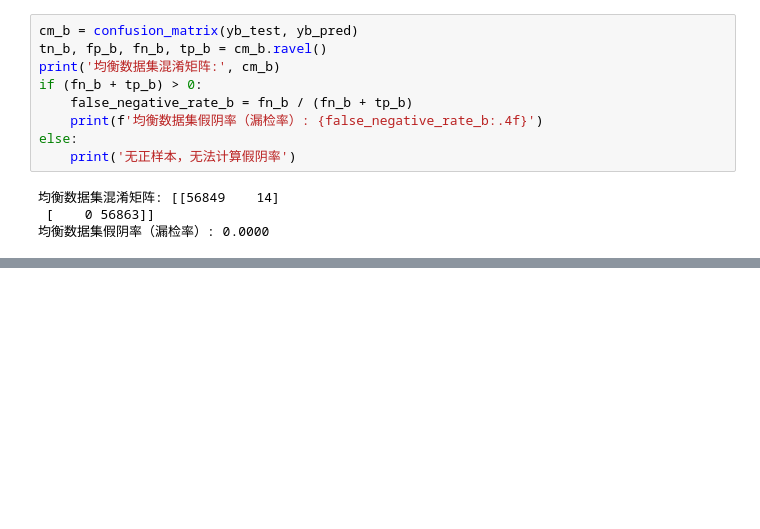
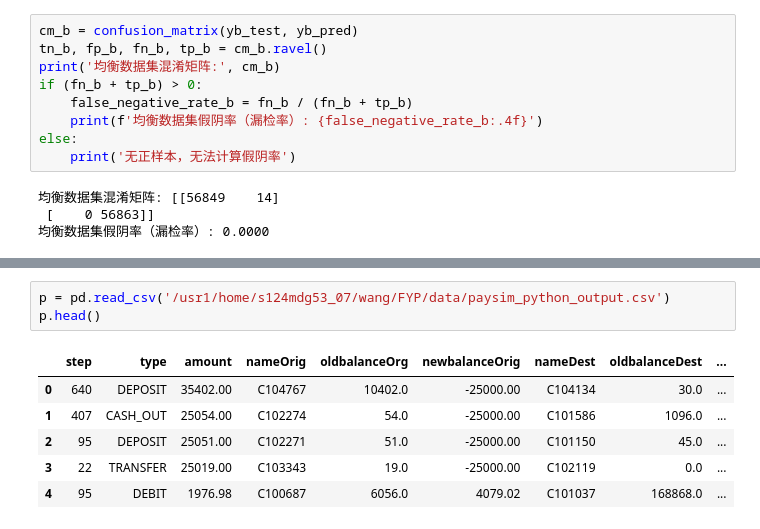
Before and after one commit to AlvisWSY/Dissertation, a Jupyter notebook: src/test.ipynb, the cells around one changed output, grey strips where cells are left out. Cells and saved outputs as stored; diff of their text form; blank space fills up the shorter version.

```diff
--- a/src/test.ipynb
+++ b/src/test.ipynb
@@ -401,0 +968,10 @@ else:
+# %%
+p = pd.read_csv('/usr1/home/s124mdg53_07/wang/FYP/data/paysim_python_output.csv')
+p.head()
+# %% [output]
+|  | step | type | amount | nameOrig | oldbalanceOrg | newbalanceOrig | nameDest | oldbalanceDest | ... |
+| 0 | 640 | DEPOSIT | 35402.00 | C104767 | 10402.0 | -25000.00 | C104134 | 30.0 | ... |
+| 1 | 407 | CASH_OUT | 25054.00 | C102274 | 54.0 | -25000.00 | C101586 | 1096.0 | ... |
+| 2 | 95 | DEPOSIT | 25051.00 | C102271 | 51.0 | -25000.00 | C101150 | 45.0 | ... |
+| 3 | 22 | TRANSFER | 25019.00 | C103343 | 19.0 | -25000.00 | C102119 | 0.0 | ... |
+| 4 | 95 | DEBIT | 1976.98 | C100687 | 6056.0 | 4079.02 | C101037 | 168868.0 | ... |
```
Also changed, not shown: parts of 15 cells of this notebook, 22 other files.
